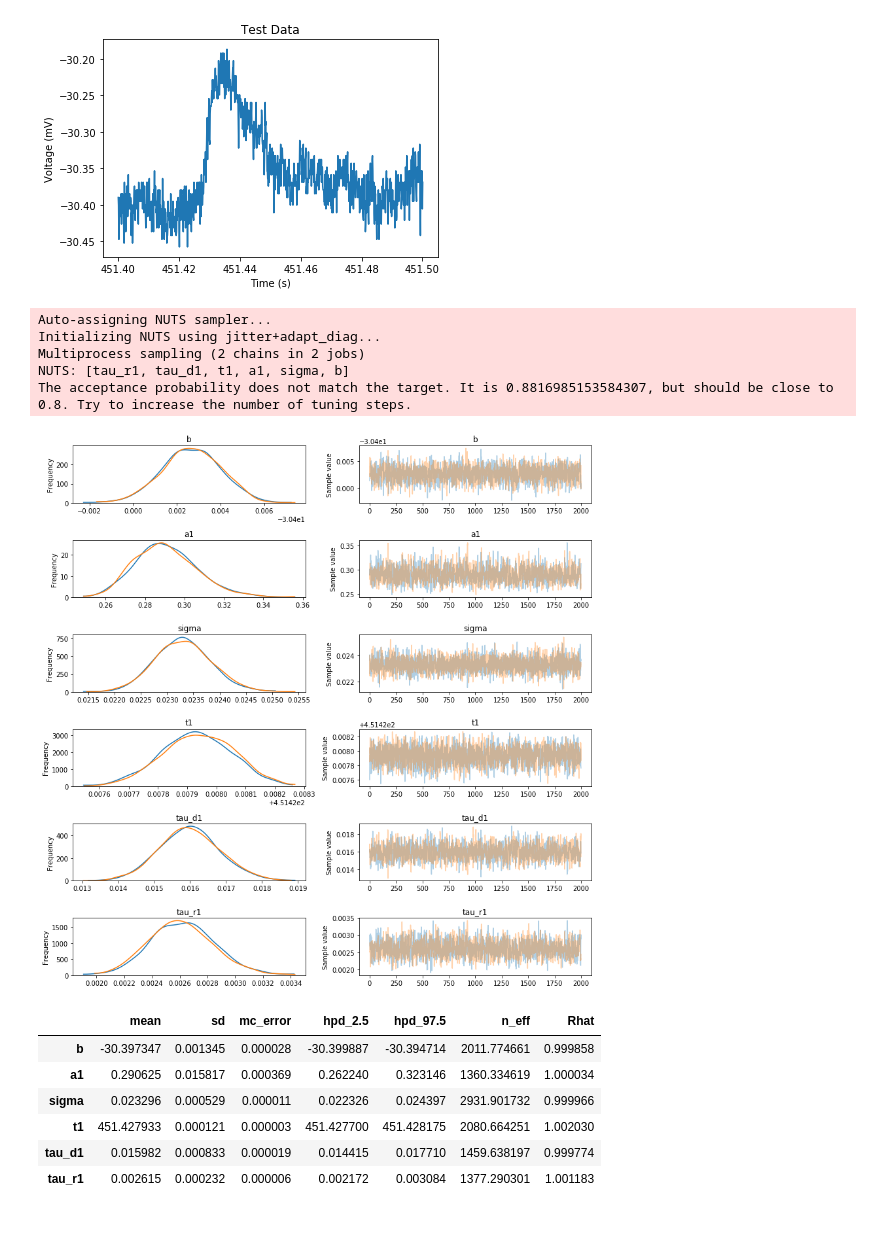
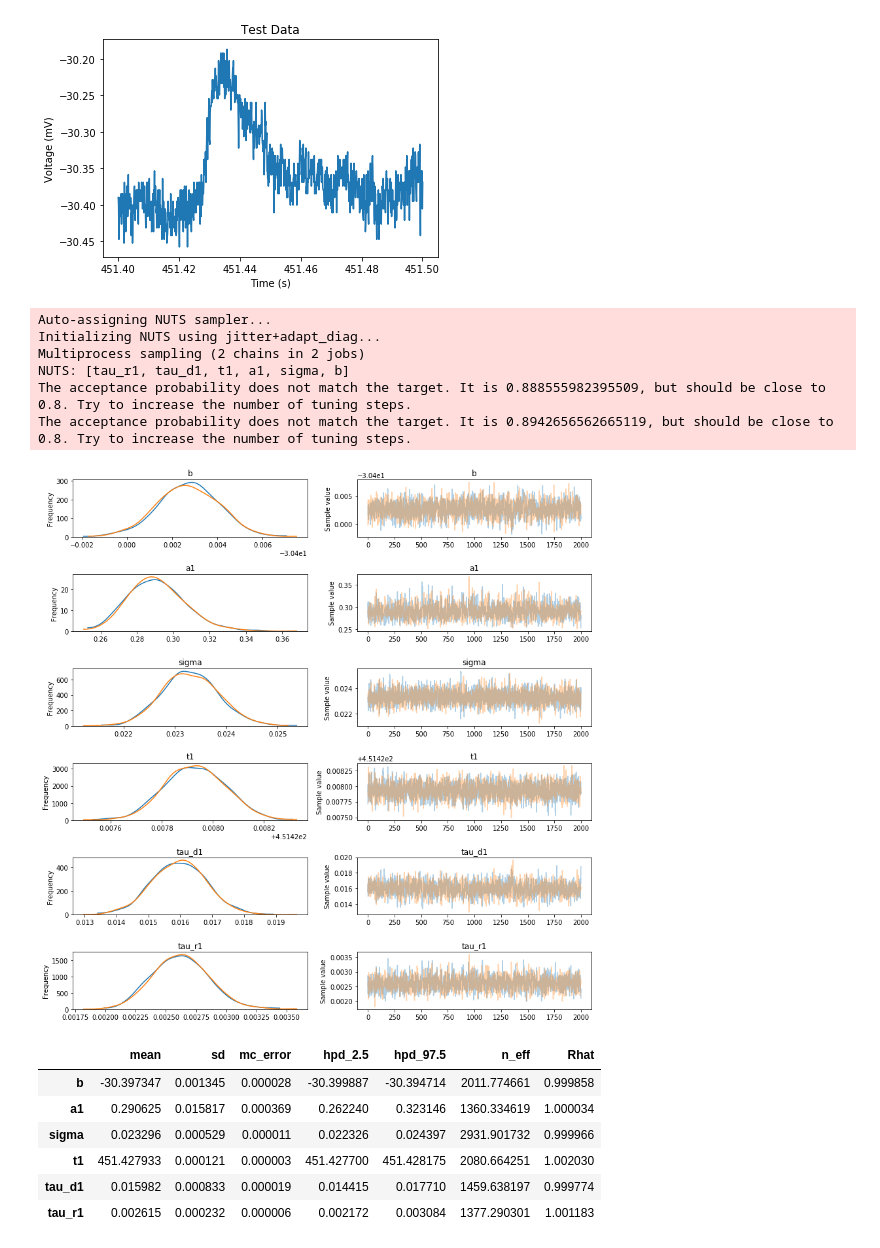
Before and after one commit to phys201/neuronal, a Jupyter notebook: tutorial.ipynb, the cells around one changed output. Cells and saved outputs as stored; diff of their text form; code cells hidden in the pictures.

```diff
--- a/tutorial.ipynb
+++ b/tutorial.ipynb
@@ -148,14 +150,15 @@ plt.show()
 # %%
 #Perform parameter estimation
 initial_guess = {'b': -30.39, 'a1': 0.3, 't1': 451.43, 'tau_d1': 0.01, 'tau_r1': 0.001}
-sample = psp_fit(single_psp, 2000, initial_guess)
+sample = neuronal.psp_fit(single_psp, 2000, initial_guess)
 # %% [output]
 Auto-assigning NUTS sampler...
 Initializing NUTS using jitter+adapt_diag...
 Multiprocess sampling (2 chains in 2 jobs)
 NUTS: [tau_r1, tau_d1, t1, a1, sigma, b]
-The acceptance probability does not match the target. It is 0.8816985153584307, but should be close to 0.8. Try to increase the number of tuning steps.
+The acceptance probability does not match the target. It is 0.888555982395509, but should be close to 0.8. Try to increase the number of tuning steps.
+The acceptance probability does not match the target. It is 0.8942656562665119, but should be close to 0.8. Try to increase the number of tuning steps.
-[figure, old version]
+[figure, new version]
 # %%
 summary = pm.summary(sample)
 summary
```
Also changed, not shown: parts of 1 cell of this notebook.
